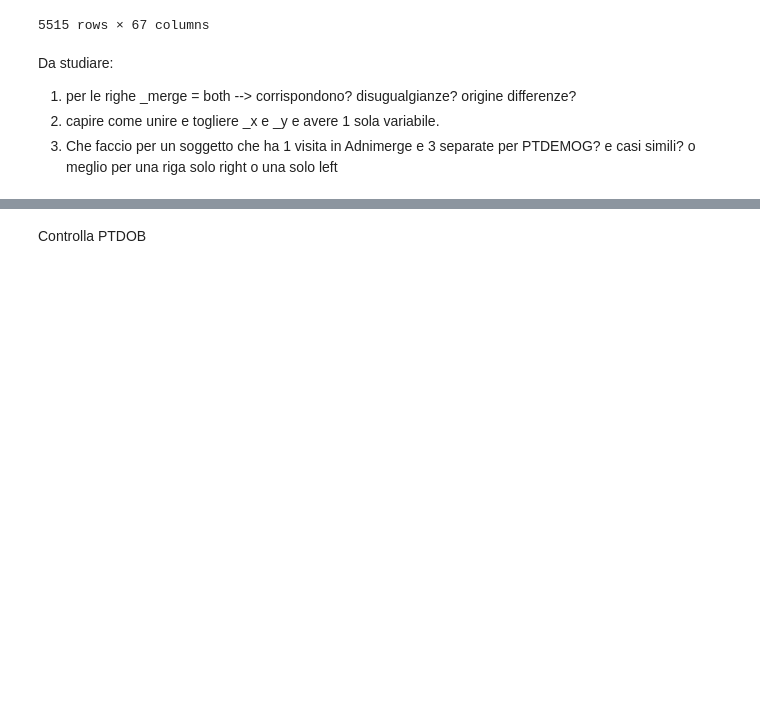
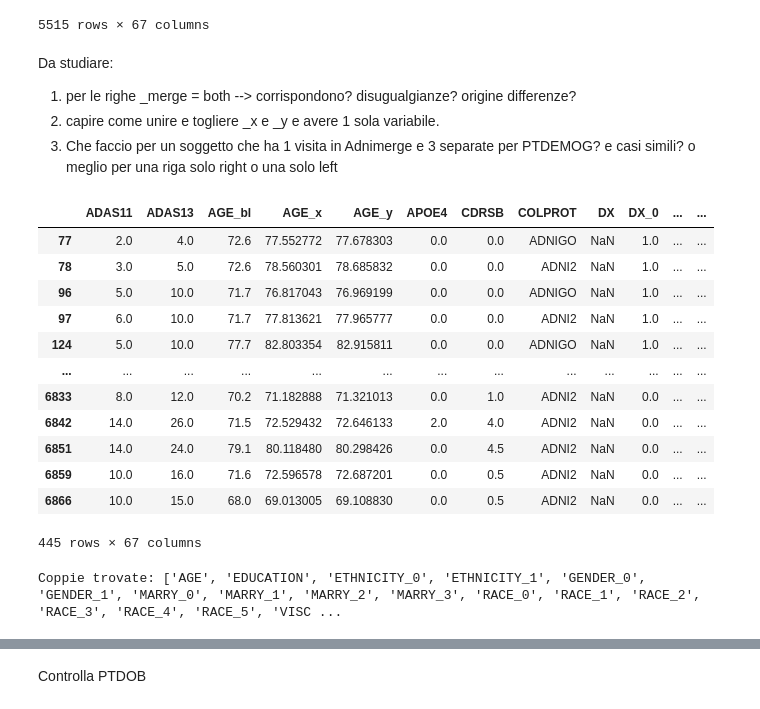
Before and after one commit to RossanaFacchin/DataCleaning, a Jupyter notebook: visualizzazione_dati_test.ipynb, the cells around one changed output, grey strips where cells are left out. Drawn from its saved outputs; the diff is of its cells as text; code cells hidden in the pictures; blank space fills up the shorter version.

Commit message:
Ragionamento sulla colonna _merge=both

```diff
--- a/visualizzazione_dati_test.ipynb
+++ b/visualizzazione_dati_test.ipynb
@@ -99,3 +117,32 @@ Da studiare:
 1. per le righe _merge = both --> corrispondono? disugualgianze? origine differenze?
 2. capire come unire e togliere _x e _y e avere 1 sola variabile.
 3. Che faccio per un soggetto che ha 1 visita in Adnimerge e 3 separate per PTDEMOG? e casi simili? o meglio per una riga solo right o una solo left
+# %%
+both_rows = merged[sorted(merged.columns)]
+both_rows[both_rows["_merge"] == "both"]
+# %% [output]
+|  | ADAS11 | ADAS13 | AGE_bl | AGE_x | AGE_y | APOE4 | CDRSB | COLPROT | DX | DX_0 | ... | ... |
+| 77 | 2.0 | 4.0 | 72.6 | 77.552772 | 77.678303 | 0.0 | 0.0 | ADNIGO | NaN | 1.0 | ... | ... |
+| 78 | 3.0 | 5.0 | 72.6 | 78.560301 | 78.685832 | 0.0 | 0.0 | ADNI2 | NaN | 1.0 | ... | ... |
+| 96 | 5.0 | 10.0 | 71.7 | 76.817043 | 76.969199 | 0.0 | 0.0 | ADNIGO | NaN | 1.0 | ... | ... |
+| 97 | 6.0 | 10.0 | 71.7 | 77.813621 | 77.965777 | 0.0 | 0.0 | ADNI2 | NaN | 1.0 | ... | ... |
+| 124 | 5.0 | 10.0 | 77.7 | 82.803354 | 82.915811 | 0.0 | 0.0 | ADNIGO | NaN | 1.0 | ... | ... |
+| ... | ... | ... | ... | ... | ... | ... | ... | ... | ... | ... | ... | ... |
+| 6833 | 8.0 | 12.0 | 70.2 | 71.182888 | 71.321013 | 0.0 | 1.0 | ADNI2 | NaN | 0.0 | ... | ... |
+| 6842 | 14.0 | 26.0 | 71.5 | 72.529432 | 72.646133 | 2.0 | 4.0 | ADNI2 | NaN | 0.0 | ... | ... |
+| 6851 | 14.0 | 24.0 | 79.1 | 80.118480 | 80.298426 | 0.0 | 4.5 | ADNI2 | NaN | 0.0 | ... | ... |
+| 6859 | 10.0 | 16.0 | 71.6 | 72.596578 | 72.687201 | 0.0 | 0.5 | ADNI2 | NaN | 0.0 | ... | ... |
+| 6866 | 10.0 | 15.0 | 68.0 | 69.013005 | 69.108830 | 0.0 | 0.5 | ADNI2 | NaN | 0.0 | ... | ... |
+445 rows × 67 columns
+# %%
+cols_x = sorted([c for c in both_rows.columns if c.endswith('_x')])
+coppie = []
+for c in cols_x:
+    base = c[:-2]
+    c_y = base + '_y'
+    if c_y in both_rows.columns:
+        coppie.append(base)
+
+print("Coppie trovate:", coppie)
+# %% [output]
+Coppie trovate: ['AGE', 'EDUCATION', 'ETHNICITY_0', 'ETHNICITY_1', 'GENDER_0', 'GENDER_1', 'MARRY_0', 'MARRY_1', 'MARRY_2', 'MARRY_3', 'RACE_0', 'RACE_1', 'RACE_2', 'RACE_3', 'RACE_4', 'RACE_5', 'VISC ...
```
Also changed, not shown: parts of 6 cells of this notebook.
